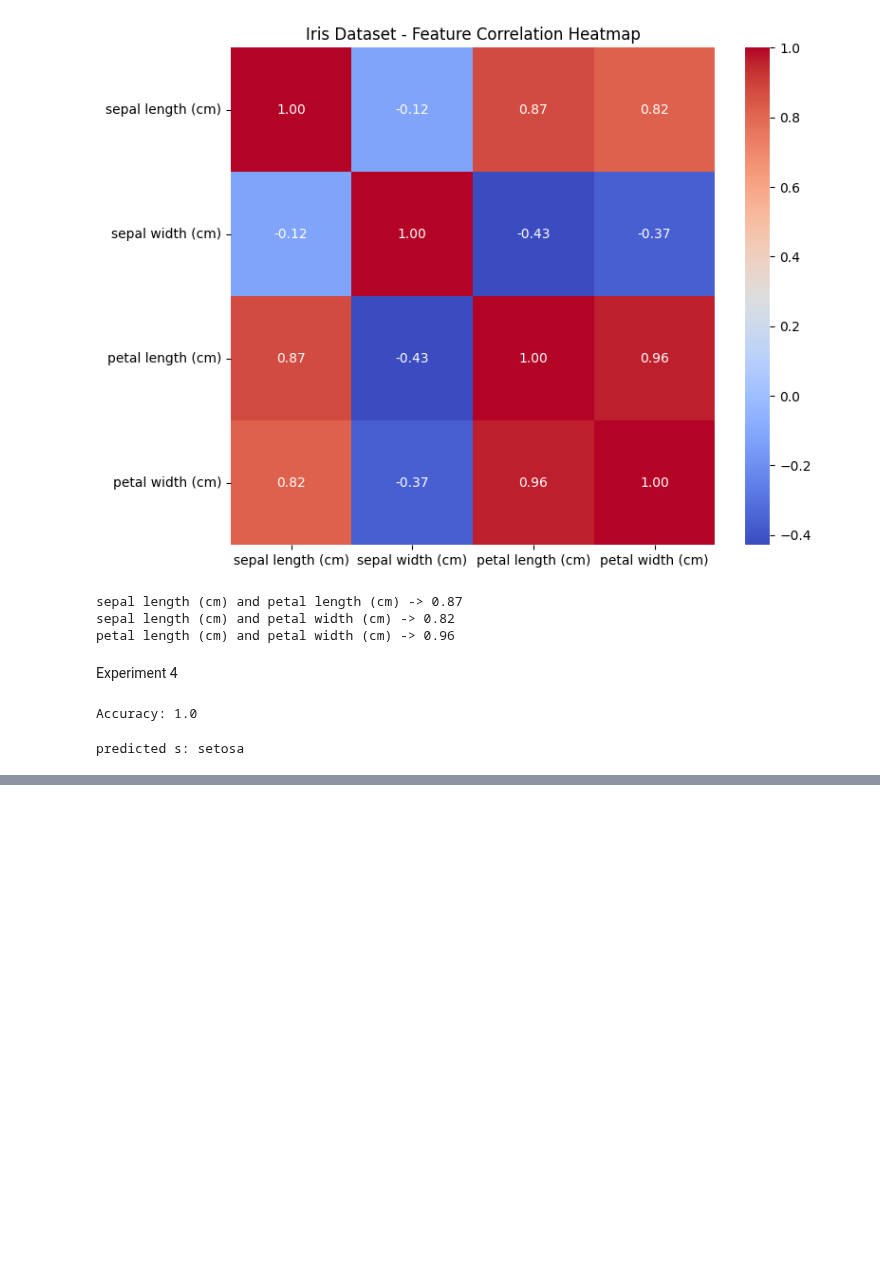
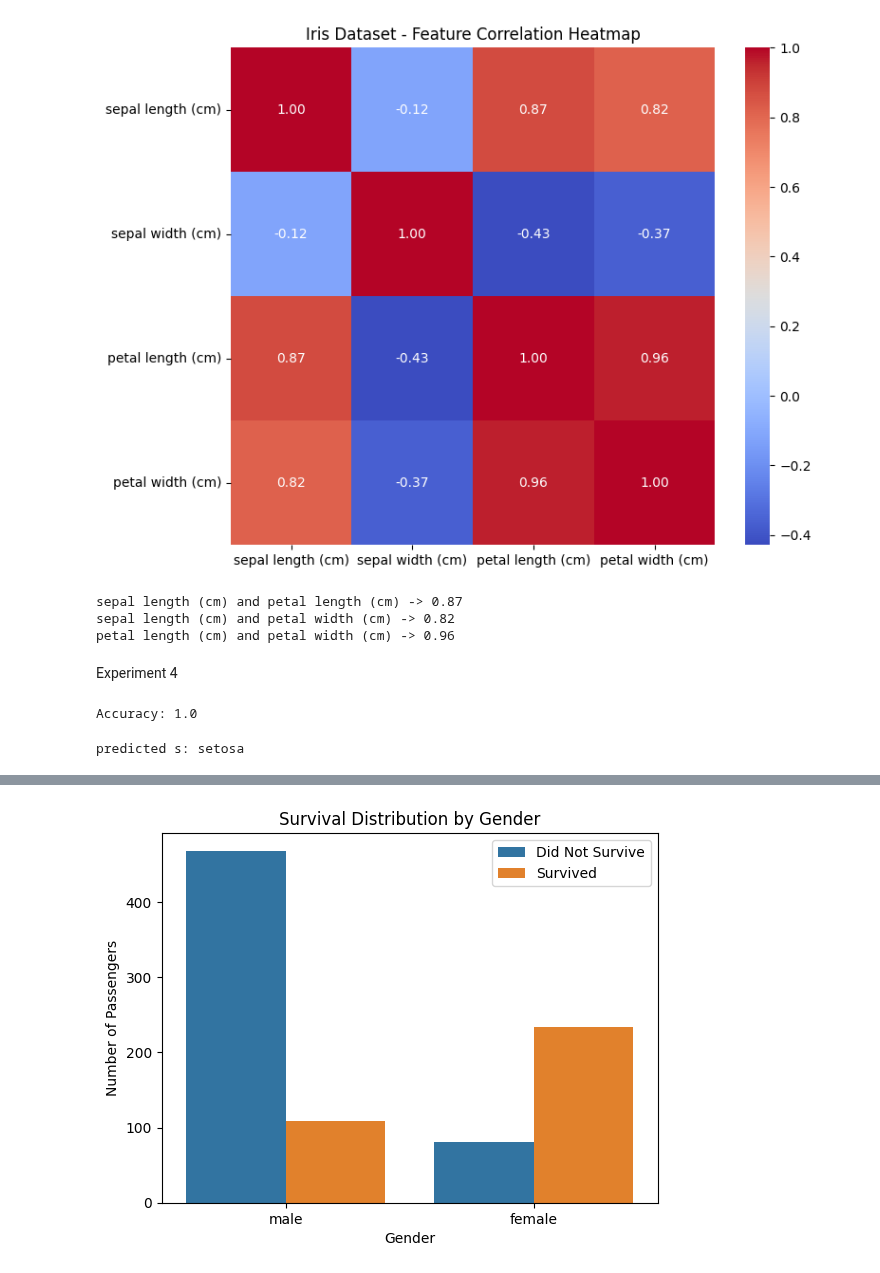
Before and after one commit to Gouri-Nandana11/MCA, a Jupyter notebook: Datascience.ipynb, the cells around one changed output, grey strips where cells are left out. Drawn from its saved outputs; the diff is of its cells as text; code cells hidden in the pictures; blank space fills up the shorter version.

```diff
--- a/Datascience.ipynb
+++ b/Datascience.ipynb
@@ -1057,0 +1109,14 @@ predicted s: setosa
+# %%
+import seaborn as sns
+import matplotlib.pyplot as plt
+
+sns.countplot(data=df, x="Sex", hue="Survived")
+
+plt.title("Survival Distribution by Gender")
+plt.xlabel("Gender")
+plt.ylabel("Number of Passengers")
+plt.legend(["Did Not Survive", "Survived"])
+
+plt.show()
+# %% [output]
+[figure, added]
```
Also changed, not shown: parts of 10 cells of this notebook.
